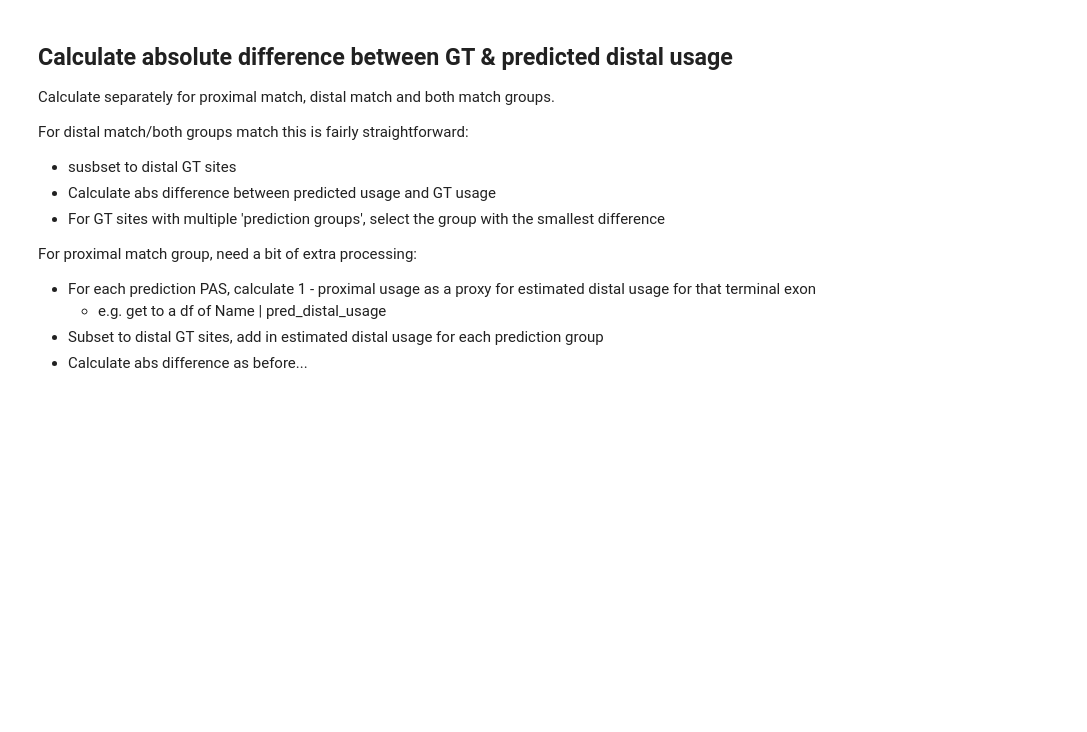
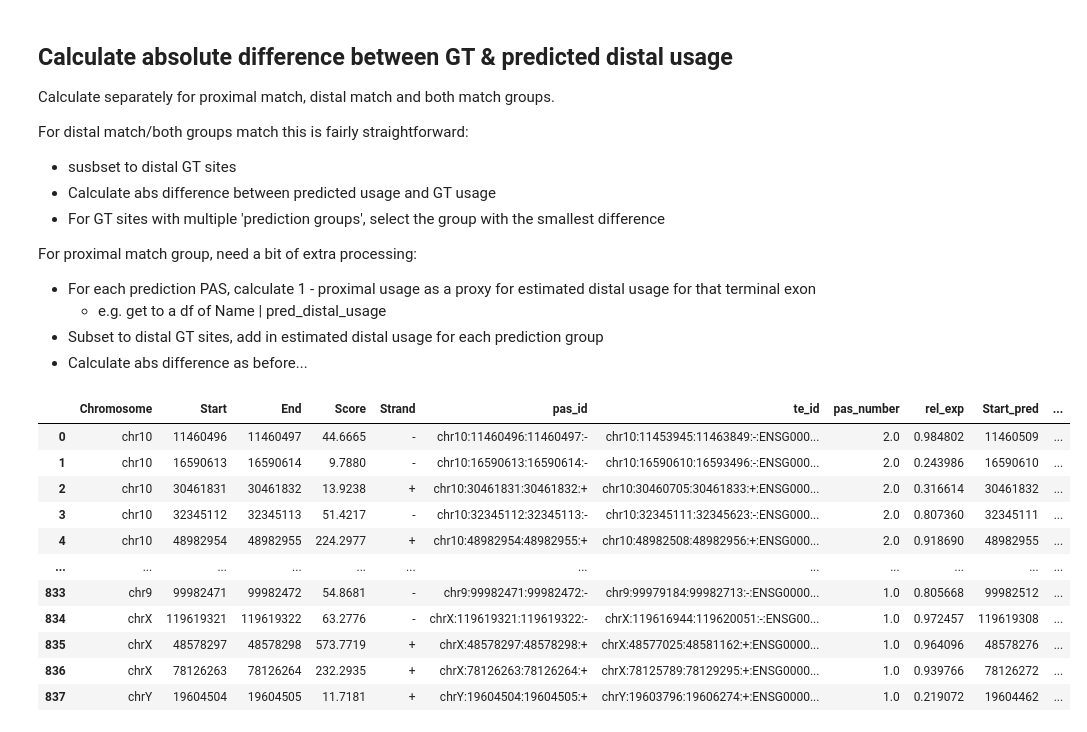
Before and after one commit to iRNA-COSI/APAeval, a Jupyter notebook: summary_workflows/relative_quantification/poc/relative_quant_poc.ipynb, the cells around one changed output. Cells and saved outputs as stored; diff of their text form; code cells hidden in the pictures; blank space fills up the shorter version.

```diff
--- a/summary_workflows/relative_quantification/poc/relative_quant_poc.ipynb
+++ b/summary_workflows/relative_quantification/poc/relative_quant_poc.ipynb
@@ -1747,39 +1748,94 @@ For proximal match group, need a bit of extra processing:
 # %%
 def abs_difference(df, gt_col, pred_col):
     '''
     Calculate absolute difference between two columns
 
     returns: pd.Series
     '''
 
     return (df[pred_col] - df[gt_col]).abs()
 
 
 def min_difference(df, group_col, diff_col):
     '''
     Return the row with smallest value for every group
 
     returns: pd.Dataframe
     '''
 
     return df.loc[df.groupby(group_col)[diff_col].idxmin(), :]
 
 
-# Calculate 'both' & distal match groups abs difference
-#1. Subset to distal sites
-both_gt_pas_predn_pas = gt_pas_predn_pas[(gt_pas_predn_pas["pas_number"] == 2) & (gt_pas_predn_pas["match_group"] == "both")]
-dist_gt_pas_predn_pas = gt_pas_predn_pas[(gt_pas_predn_pas["pas_number"] == 2) & (gt_pas_predn_pas["match_group"] == "distal")]
 
-#2. Calculate abs difference between predicted usage ('Score_pred') & ground-truth usage
-both_gt_pas_predn_pas.loc[:, "abs_delta_usage"] = abs_difference(both_gt_pas_predn_pas, "rel_exp", "Score_pred")
-dist_gt_pas_predn_pas.loc[:, "abs_delta_usage"] = abs_difference(dist_gt_pas_predn_pas, "rel_exp", "Score_pred")
+def match_group_abs_difference(df):
+    '''
+    Calculate absolute difference for every terminal exon-prediction group pair, selecting the pair with the smallest abs difference
+    '''
 
-print(len(both_gt_pas_predn_pas))
-both_gt_pas_predn_pas = both_gt_pas_predn_pas.dropna(subset="Score_pred")
-dist_gt_pas_predn_pas = dist_gt_pas_predn_pas.dropna(subset="Score_pred")
+    # Distal and both match
+    both_match = df[(df["pas_number"] == 2) & (df["match_group"] == "both")]
+    distal_match = df[(df["pas_number"] == 2) & (df["match_group"] == "distal")]
 
-#3. For each te_id, select the min abs difference
-both_gt_pas_predn_pas = min_difference(both_gt_pas_predn_pas, "te_id", "abs_delta_usage")
-dist_gt_pas_predn_pas = min_difference(dist_gt_pas_predn_pas, "te_id", "abs_delta_usage")
+    # Calc abs difference
+    both_match.loc[:, "abs_delta_usage"] = abs_difference(both_match, "rel_exp", "Score_pred")
+    distal_match.loc[:, "abs_delta_usage"] = abs_difference(distal_match, "rel_exp", "Score_pred")
 
-both_gt_pas_predn_pas
+    # Check for NAs then select smallest abs difference for each ground truth terminal exon
+    both_match = both_match.dropna(subset="Score_pred")
+    distal_match = distal_match.dropna(subset="Score_pred")
+
+    both_match = min_difference(both_match, "te_id", "abs_delta_usage")
+    distal_match = min_difference(distal_match, "te_id", "abs_delta_usage")
+
+    both_distal = pd.concat([both_match, distal_match], ignore_index=True)
+
+    # Now do 'proximal only' match group
+    # Here want to evaluate against 1 - proximal usage (as these are the sites that match)
+
+    # Extract all sites for 'proximal only' match group
+    # these only contain proximal sites
+    prox_match = df[(df["match_group"] == "proximal") & (df["pas_number"] == 1)]
+
+    # Calculate estimated distal usage for proximal only matches (1 - proximal usage)
+    # NOTE: is this really necessary? GT is binary, comparing prox vs prox gives identical results
+    prox_match = prox_match.assign(distal_usage_pred=lambda df: 1 - df["Score_pred"],
+                                   distal_usage_gt=lambda df: 1 - df["rel_exp"])
+
+    # Calculate absolute difference between estimated distal usage
+    prox_match.loc[:, "abs_delta_usage"] = abs_difference(prox_match,
+                                                          "distal_usage_gt",
+                                                          "distal_usage_pred")
+
+    # TODO: why are there NaNs in Ewf output?
+    prox_match = prox_match.dropna(subset="distal_usage_pred")
+
+    # Select the 'prediction group' with smallest deviation from predicted site
+    prox_match = min_difference(prox_match,
+                                "te_id",
+                                "abs_delta_usage"
+                               )
+
+    prox_match = prox_match.drop(columns=["distal_usage_gt", "distal_usage_pred"])
+
+    combined = pd.concat([both_distal, prox_match], ignore_index=True)
+
+    return combined
+
+
+gt_pas_predn_pas_dapars = match_group_abs_difference(gt_pas_predn_pas_dapars)
+gt_pas_predn_pas_dapars2 = match_group_abs_difference(gt_pas_predn_pas_dapars2)
+
+gt_pas_predn_pas_dapars
+# %% [output]
+|  | Chromosome | Start | End | Score | Strand | pas_id | te_id | pas_number | rel_exp | Start_pred | ... |
+| 0 | chr10 | 11460496 | 11460497 | 44.6665 | - | chr10:11460496:11460497:- | chr10:11453945:11463849:-:ENSG000... | 2.0 | 0.984802 | 11460509 | ... |
+| 1 | chr10 | 16590613 | 16590614 | 9.7880 | - | chr10:16590613:16590614:- | chr10:16590610:16593496:-:ENSG000... | 2.0 | 0.243986 | 16590610 | ... |
+| 2 | chr10 | 30461831 | 30461832 | 13.9238 | + | chr10:30461831:30461832:+ | chr10:30460705:30461833:+:ENSG000... | 2.0 | 0.316614 | 30461832 | ... |
+| 3 | chr10 | 32345112 | 32345113 | 51.4217 | - | chr10:32345112:32345113:- | chr10:32345111:32345623:-:ENSG000... | 2.0 | 0.807360 | 32345111 | ... |
+| 4 | chr10 | 48982954 | 48982955 | 224.2977 | + | chr10:48982954:48982955:+ | chr10:48982508:48982956:+:ENSG000... | 2.0 | 0.918690 | 48982955 | ... |
+| ... | ... | ... | ... | ... | ... | ... | ... | ... | ... | ... | ... |
+| 833 | chr9 | 99982471 | 99982472 | 54.8681 | - | chr9:99982471:99982472:- | chr9:99979184:99982713:-:ENSG0000... | 1.0 | 0.805668 | 99982512 | ... |
+| 834 | chrX | 119619321 | 119619322 | 63.2776 | - | chrX:119619321:119619322:- | chrX:119616944:119620051:-:ENSG00... | 1.0 | 0.972457 | 119619308 | ... |
+| 835 | chrX | 48578297 | 48578298 | 573.7719 | + | chrX:48578297:48578298:+ | chrX:48577025:48581162:+:ENSG0000... | 1.0 | 0.964096 | 48578276 | ... |
+| 836 | chrX | 78126263 | 78126264 | 232.2935 | + | chrX:78126263:78126264:+ | chrX:78125789:78129295:+:ENSG0000... | 1.0 | 0.939766 | 78126272 | ... |
+| 837 | chrY | 19604504 | 19604505 | 11.7181 | + | chrY:19604504:19604505:+ | chrY:19603796:19606274:+:ENSG0000... | 1.0 | 0.219072 | 19604462 | ... |
```
Also changed, not shown: parts of 34 cells of this notebook.
